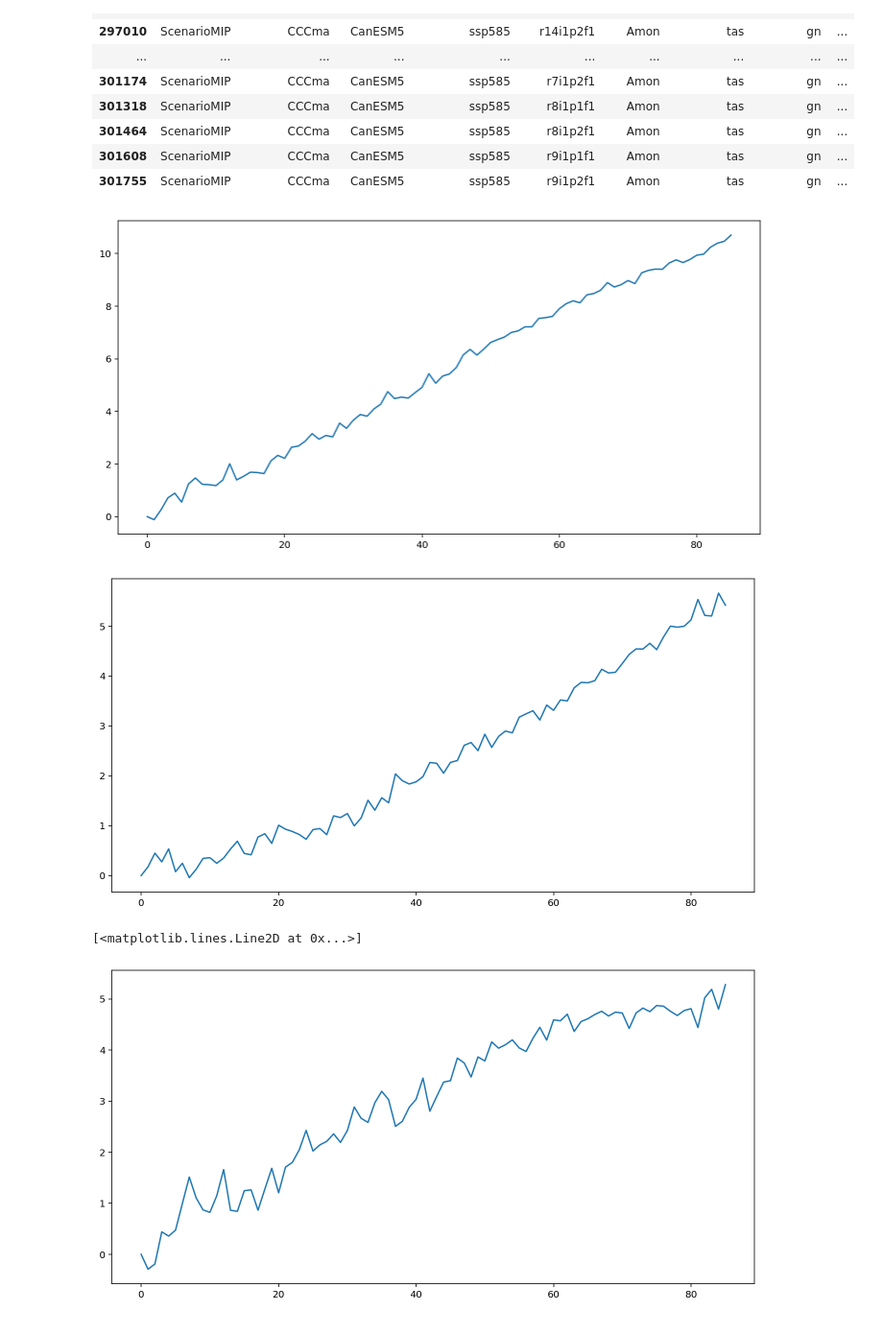
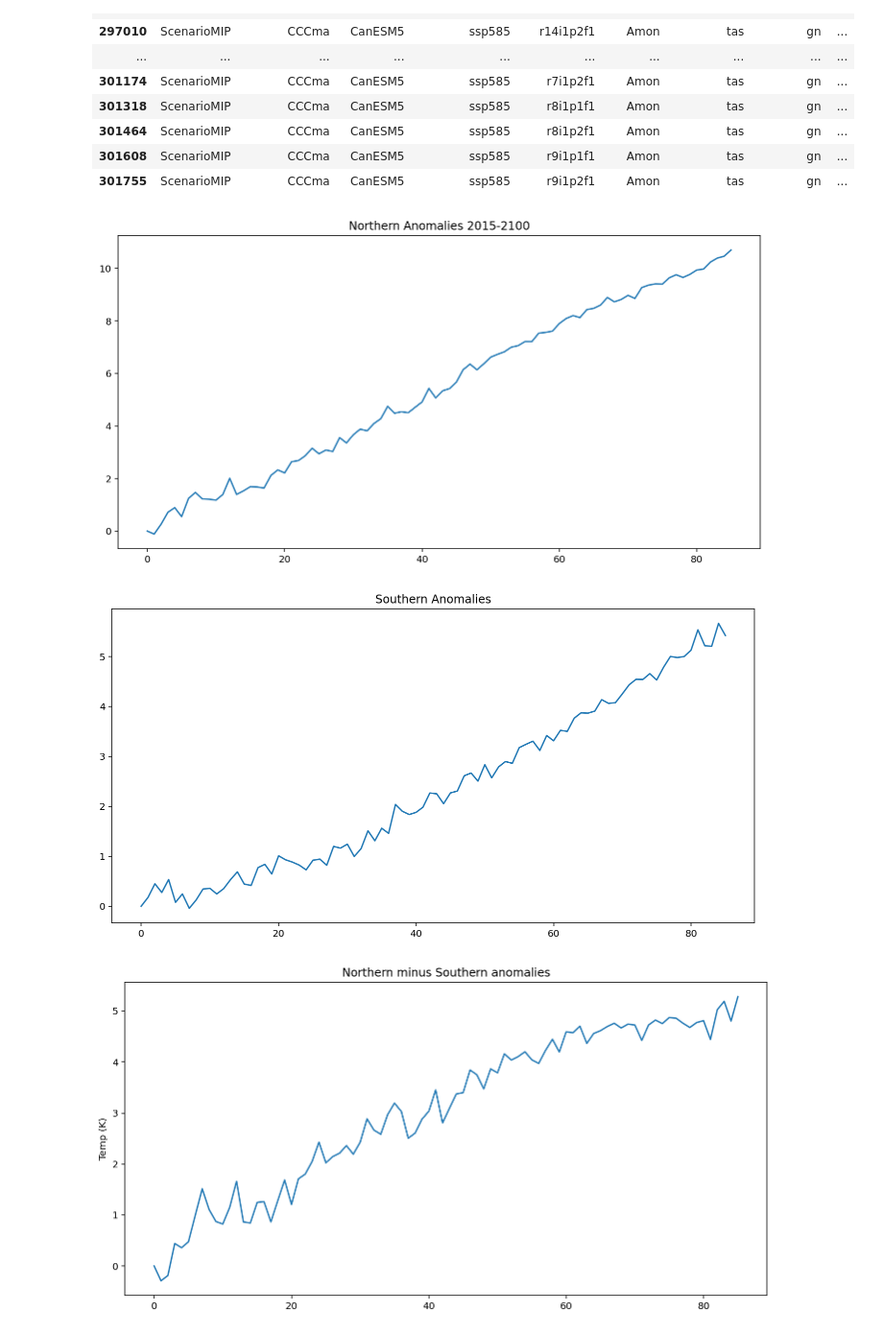
Before and after one commit to austinbennysmith/CMIP6, a Jupyter notebook: N_S_Temps.ipynb, the cells around one changed output. Shown: that part at 96% size. Drawn from its saved outputs; the diff is of its cells as text; code cells hidden in the pictures.

```diff
--- a/N_S_Temps.ipynb
+++ b/N_S_Temps.ipynb
@@ -68,35 +68,39 @@ for i in unique_sources:
 # %%
 zstore = ssp585.zstore.values[0]
 mapper = fsspec.get_mapper(zstore)
 ds = xr.open_zarr(mapper, consolidated=True, decode_times=True)
 
 nlon = len(ds.tas.lon)
 tasN = ds.tas.sel(lat=slice(24,90))
 nlat = len(tasN.lat)
 tasN2d = np.reshape(tasN.values, (1032, nlat*nlon))
 tasNspacemean = np.mean(tasN2d, axis=1) # Averaging along lat & lon
 tasN12months = np.reshape(tasNspacemean, (86, 12))
 tasNmean = np.mean(tasN12months, axis=1) # Average for each year
 tasNmeanAnomaly = tasNmean - tasNmean[0] # Anomaly
 plt.plot(tasNmeanAnomaly)
+plt.title('Northern Anomalies 2015-2100')
 plt.show()
 
 tasS = ds.tas.sel(lat=slice(-90, -24))
 tasS2d = np.reshape(tasS.values, (1032, nlat*nlon))
 tasSspacemean = np.mean(tasS2d, axis=1)
 tasS12months = np.reshape(tasSspacemean, (86, 12))
 tasSmean = np.mean(tasS12months, axis=1)
 tasSmeanAnomaly = tasSmean - tasSmean[0]
 plt.plot(tasSmeanAnomaly)
+plt.title('Southern Anomalies')
 plt.show()
 
 tasMeanAnomalyDiff = tasNmeanAnomaly - tasSmeanAnomaly # Difference in N and S hemisphere anomalies
 plt.plot(tasMeanAnomalyDiff)
+plt.title('Northern minus Southern anomalies')
+plt.ylabel('Temp (K)')
+plt.show()
 # %% [output]
-[figure, old version]
+[figure, new version]
-[figure, old version]
+[figure, new version]
-[<matplotlib.lines.Line2D at 0x...>]
-[figure, old version]
+[figure, new version]
 # %%
 # zstore = ssp585.zstore.values[0]
 # mapper = fsspec.get_mapper(zstore)
```
